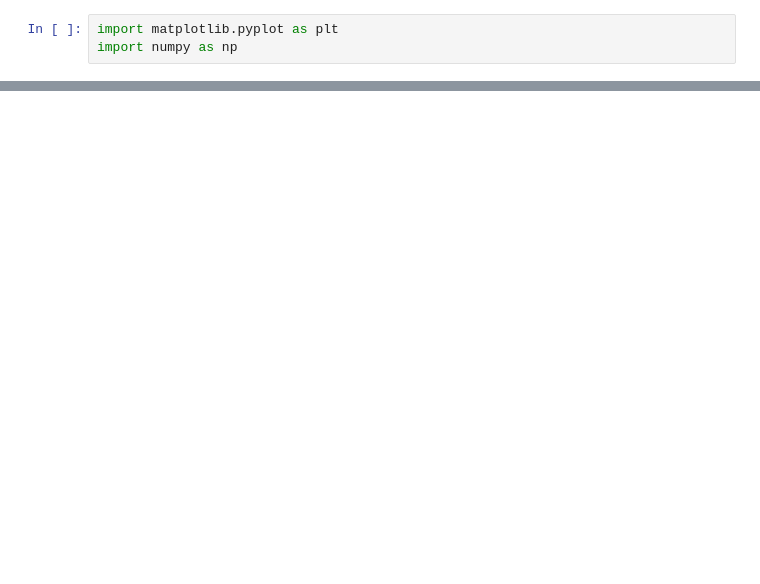
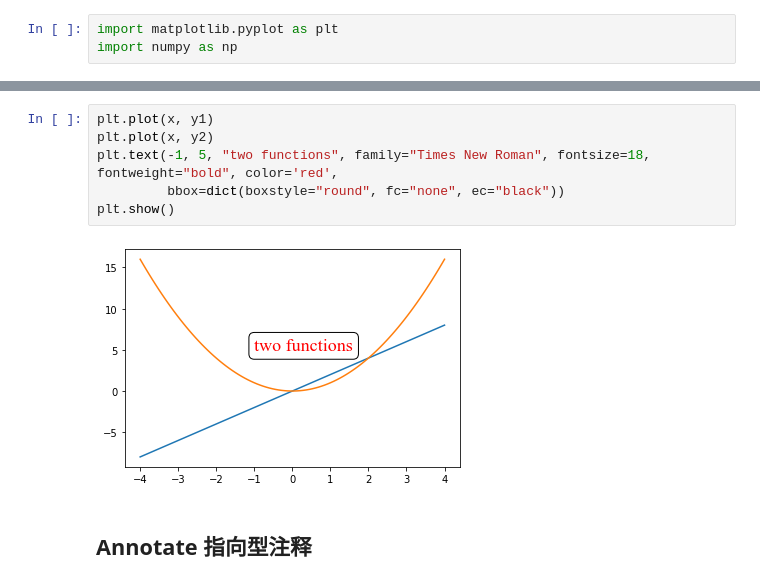
Before and after one commit to turingplanet/matplotlib-intro-tutorial, a Jupyter notebook: notebooks/4-legend.ipynb, the cells around one changed output, grey strips where cells are left out. Saved outputs shown, nothing was run; the diff lists cells and outputs as text; blank space fills up the shorter version.

```diff
--- a/notebooks/4-legend.ipynb
+++ b/notebooks/4-legend.ipynb
@@ -54,0 +47,10 @@ plt.show()
+# %%
+plt.plot(x, y1)
+plt.plot(x, y2)
+plt.text(-1, 5, "two functions", family="Times New Roman", fontsize=18, fontweight="bold", color='red',
+         bbox=dict(boxstyle="round", fc="none", ec="black"))
+plt.show()
+# %% [output]
+[figure, added]
+# %% [markdown]
+## Annotate 指向型注释
```
Also changed, not shown: parts of 13 cells of this notebook, 1 other file.
